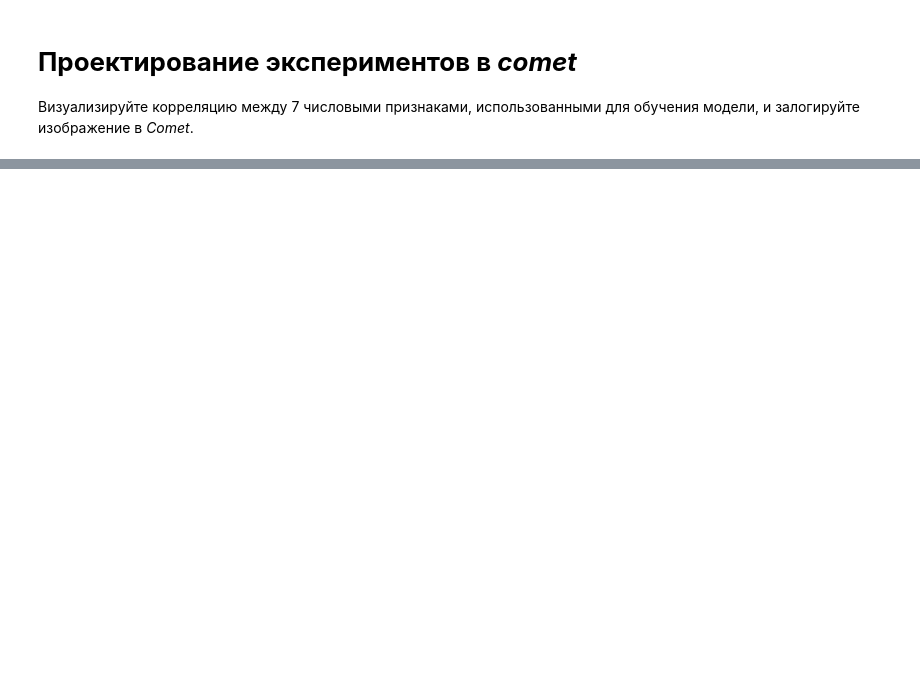
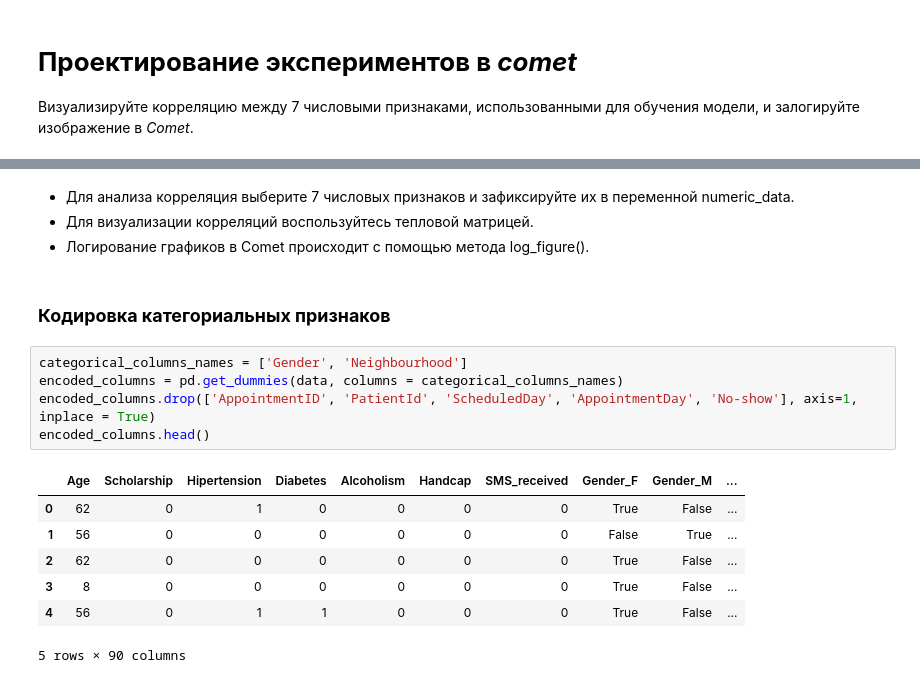
Before and after one commit to kjottboller/sf_data_science, a Jupyter notebook: Проектирование экспериментов (HW-03)/Проектирование экспериментов.ipynb, the cells around one changed output, grey strips where cells are left out. Cells and saved outputs as stored; diff of their text form; blank space fills up the shorter version.

```diff
--- a/Проектирование экспериментов (HW-03)/Проектирование экспериментов.ipynb
+++ b/Проектирование экспериментов (HW-03)/Проектирование экспериментов.ipynb
@@ -38,0 +93,19 @@ data.hist(figsize=(16,14))
+# %% [markdown]
+- Для анализа корреляция выберите 7 числовых признаков и зафиксируйте их в переменной numeric_data.
+- Для визуализации корреляций воспользуйтесь тепловой матрицей.
+- Логирование графиков в Comet происходит с помощью метода log_figure().
+# %% [markdown]
+### **Кодировка категориальных признаков**
+# %%
+categorical_columns_names = ['Gender', 'Neighbourhood']
+encoded_columns = pd.get_dummies(data, columns = categorical_columns_names)
+encoded_columns.drop(['AppointmentID', 'PatientId', 'ScheduledDay', 'AppointmentDay', 'No-show'], axis=1, inplace = True)
+encoded_columns.head()
+# %% [output]
+|  | Age | Scholarship | Hipertension | Diabetes | Alcoholism | Handcap | SMS_received | Gender_F | Gender_M | ... |
+| 0 | 62 | 0 | 1 | 0 | 0 | 0 | 0 | True | False | ... |
+| 1 | 56 | 0 | 0 | 0 | 0 | 0 | 0 | False | True | ... |
+| 2 | 62 | 0 | 0 | 0 | 0 | 0 | 0 | True | False | ... |
+| 3 | 8 | 0 | 0 | 0 | 0 | 0 | 0 | True | False | ... |
+| 4 | 56 | 0 | 1 | 1 | 0 | 0 | 0 | True | False | ... |
+5 rows × 90 columns
```
Also changed, not shown: parts of 35 cells of this notebook, 5 other files.
